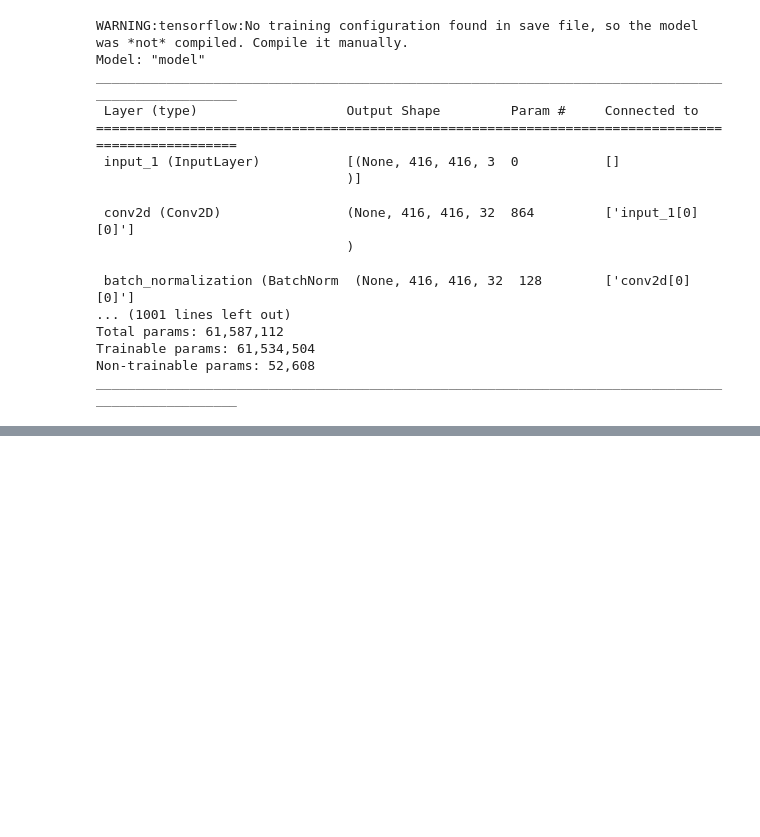
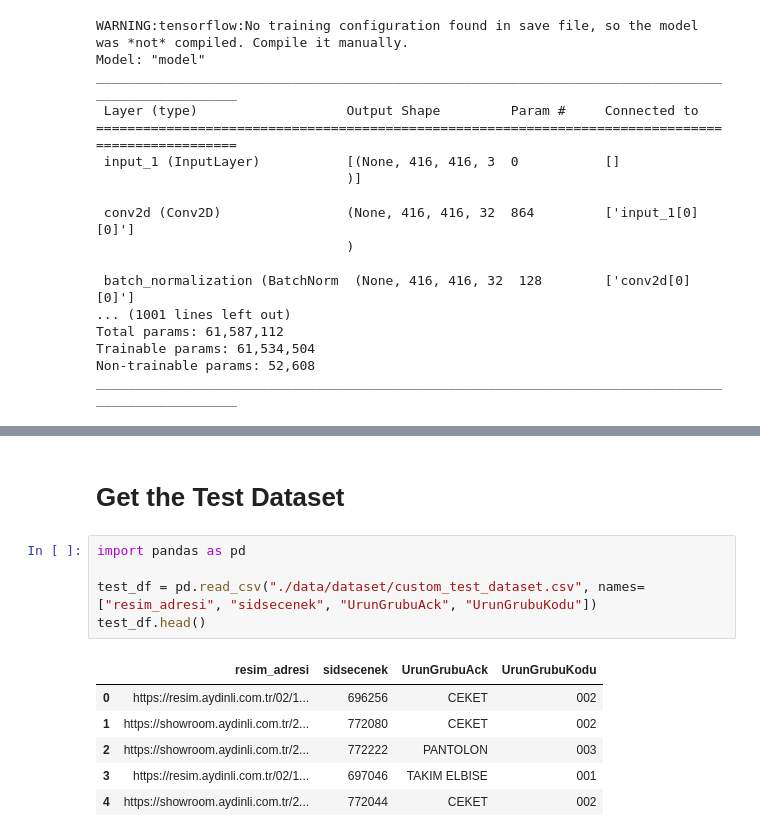
Before and after one commit to melihkacaman/yolov3_fashion_detection, a Jupyter notebook: run_group_inference.ipynb, the cells around one changed output, grey strips where cells are left out. Drawn from its saved outputs; the diff is of its cells as text; blank space fills up the shorter version.

```diff
--- a/run_group_inference.ipynb
+++ b/run_group_inference.ipynb
@@ -72,0 +90,14 @@ inference(
+# %% [markdown]
+# Get the Test Dataset
+# %%
+import pandas as pd
+
+test_df = pd.read_csv("./data/dataset/custom_test_dataset.csv", names=["resim_adresi", "sidsecenek", "UrunGrubuAck", "UrunGrubuKodu"])
+test_df.head()
+# %% [output]
+|  | resim_adresi | sidsecenek | UrunGrubuAck | UrunGrubuKodu |
+| 0 | https://resim.aydinli.com.tr/02/1... | 696256 | CEKET | 002 |
+| 1 | https://showroom.aydinli.com.tr/2... | 772080 | CEKET | 002 |
+| 2 | https://showroom.aydinli.com.tr/2... | 772222 | PANTOLON | 003 |
+| 3 | https://resim.aydinli.com.tr/02/1... | 697046 | TAKIM ELBISE | 001 |
+| 4 | https://showroom.aydinli.com.tr/2... | 772044 | CEKET | 002 |
```
Also changed, not shown: parts of 7 cells of this notebook.
